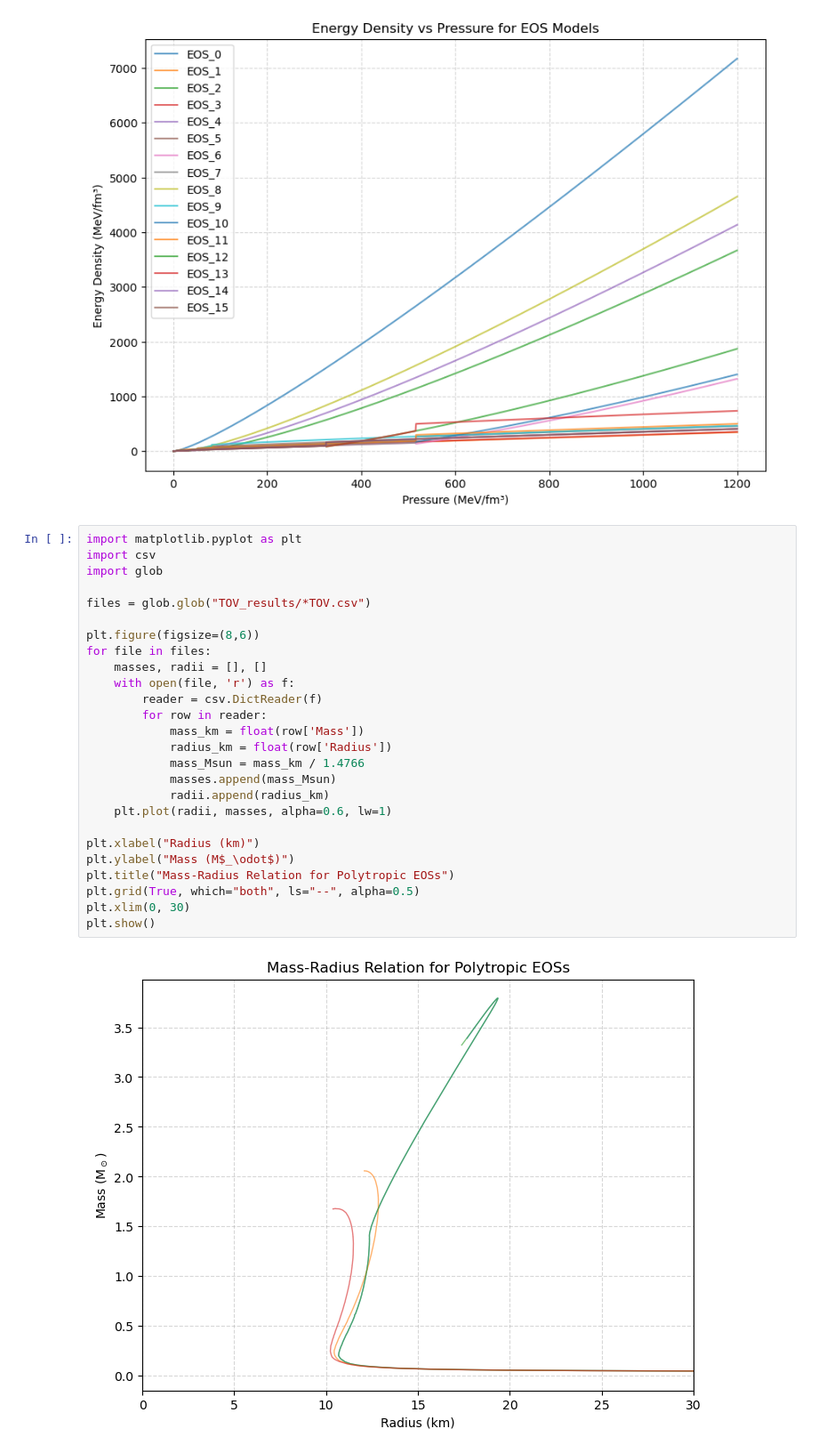
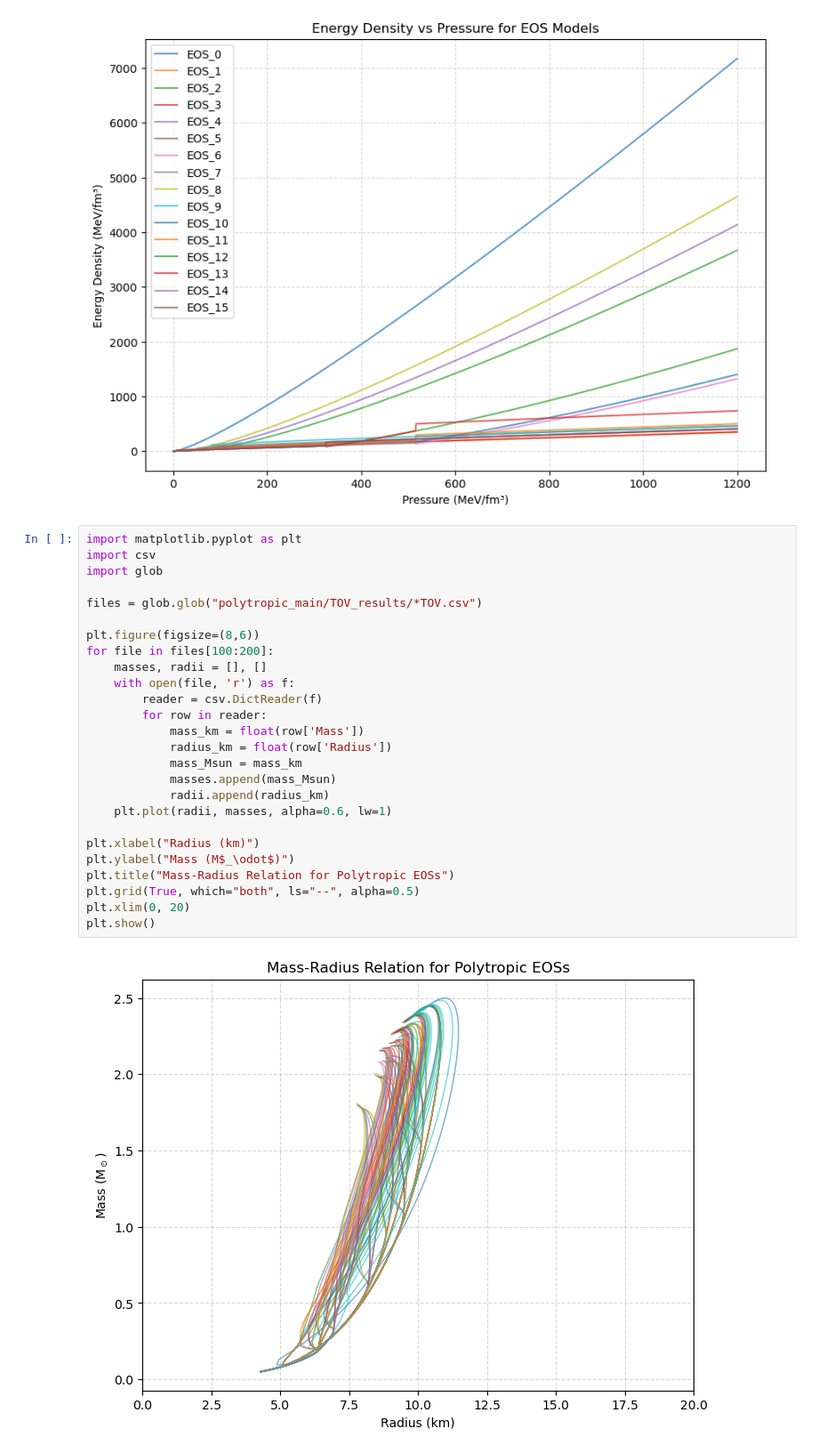
Before and after one commit to giorgoskoufetidis/TOV_EQUATIONS, a Jupyter notebook: polytropic_stars/asdasdasd.ipynb, the cells around one changed output. Shown at 89% size. Saved outputs shown, nothing was run; the diff lists cells and outputs as text.

```diff
--- a/polytropic_stars/asdasdasd.ipynb
+++ b/polytropic_stars/asdasdasd.ipynb
@@ -149,28 +149,28 @@ plt.show()
 # %%
 import matplotlib.pyplot as plt
 import csv
 import glob
 
-files = glob.glob("TOV_results/*TOV.csv")
+files = glob.glob("polytropic_main/TOV_results/*TOV.csv")
 
 plt.figure(figsize=(8,6))
-for file in files:
+for file in files[100:200]:
     masses, radii = [], []
     with open(file, 'r') as f:
         reader = csv.DictReader(f)
         for row in reader:
             mass_km = float(row['Mass'])
             radius_km = float(row['Radius'])
-            mass_Msun = mass_km / 1.4766
+            mass_Msun = mass_km
             masses.append(mass_Msun)
             radii.append(radius_km)
     plt.plot(radii, masses, alpha=0.6, lw=1)
 
 plt.xlabel("Radius (km)")
 plt.ylabel("Mass (M$_\odot$)")
 plt.title("Mass-Radius Relation for Polytropic EOSs")
 plt.grid(True, which="both", ls="--", alpha=0.5)
-plt.xlim(0, 30)
+plt.xlim(0, 20)
 plt.show()
 # %% [output]
-[figure, old version]
+[figure, new version]
```
Also changed, not shown: parts of 4 cells of this notebook, 3 other files.
